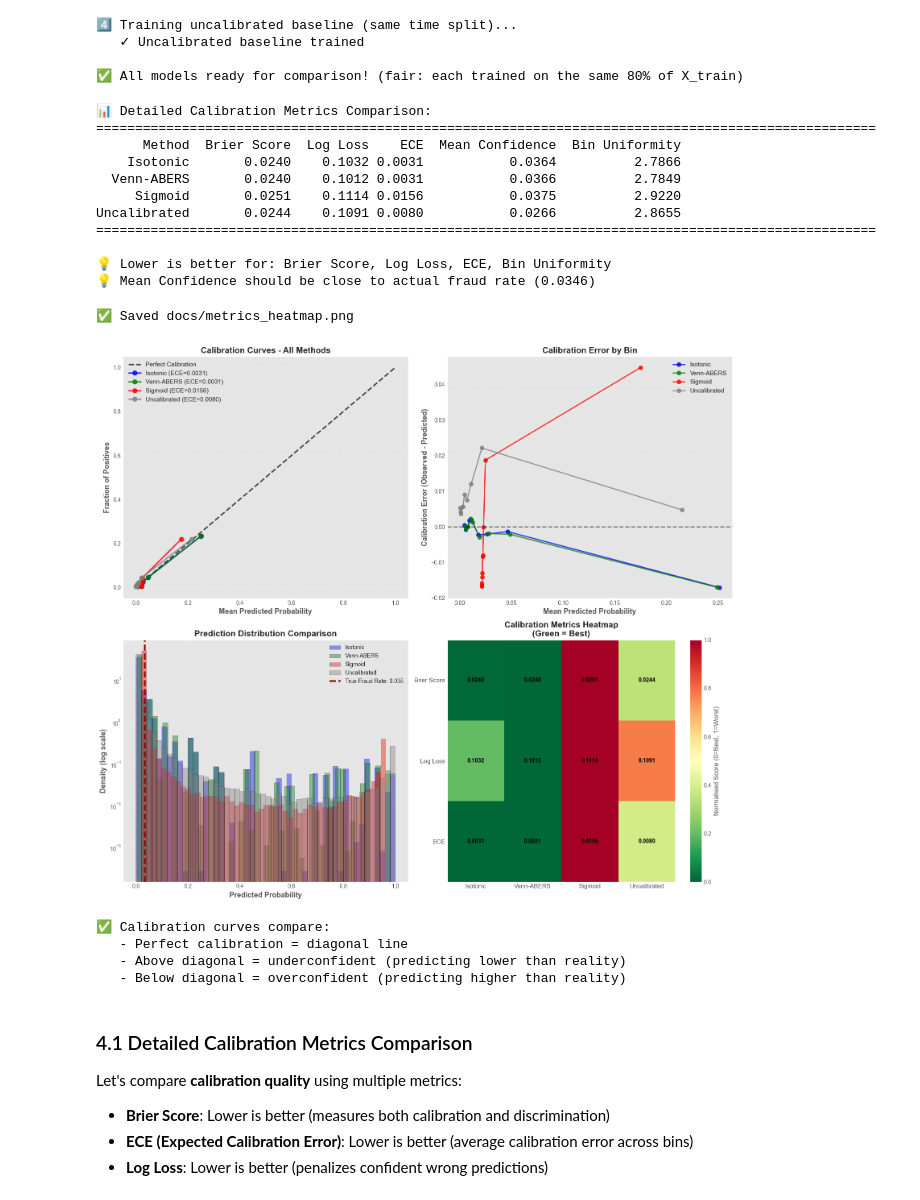
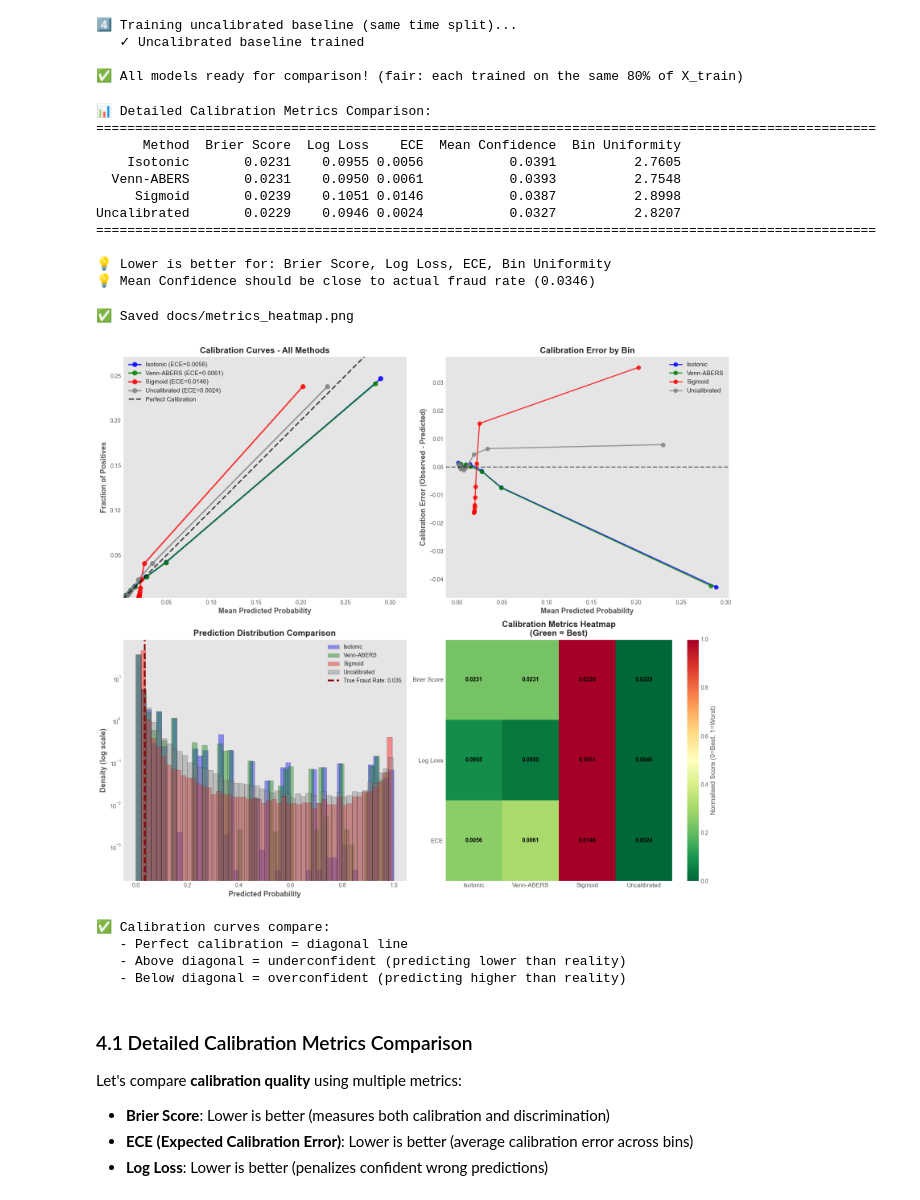
Before and after one commit to firefly1248/fraud-detection_demo_with_calibration, a Jupyter notebook: build_and_evaluate_model.ipynb, the cells around one changed output. Cells and saved outputs as stored; diff of their text form; code cells hidden in the pictures.

```diff
--- a/build_and_evaluate_model.ipynb
+++ b/build_and_evaluate_model.ipynb
@@ -188,6 +188,9 @@ if RUN_HP_OPTIMIZATION:
     print(f"   Samples: {len(train_df):,}")
 
     # Run optimization — updates model_params for use in cells below
+    # Use temporal CV to prevent leakage (StratifiedKFold on time-series data is wrong)
+    train_groups = df.loc[X_train.index, 'time_group']
+
     _, model_params = optimize_model(
         train_val_data=train_df,
         features=features,
@@ -196,7 +199,9 @@ if RUN_HP_OPTIMIZATION:
         metric_name="average_precision",  # average_precision = AUC-PR (correct interpolation, preferred for imbalanced data)
         target_column_name='isFraud',
         n_trials=100,
-        plot_report=True
+        plot_report=True,
+        groups=train_groups,   # temporal CV — prevents future data leaking into train folds
+        gap_unique_groups=2,
     )
 
     print("\n✅ Optimization complete!")
@@ -386,10 +394,10 @@ print("💡 Mean Confidence should be close to actual fraud rate ({:.4f})".forma
 📊 Detailed Calibration Metrics Comparison:
 ====================================================================================================
       Method  Brier Score  Log Loss    ECE  Mean Confidence  Bin Uniformity
-    Isotonic       0.0240    0.1032 0.0031           0.0364          2.7866
-  Venn-ABERS       0.0240    0.1012 0.0031           0.0366          2.7849
-     Sigmoid       0.0251    0.1114 0.0156           0.0375          2.9220
-Uncalibrated       0.0244    0.1091 0.0080           0.0266          2.8655
+    Isotonic       0.0231    0.0955 0.0056           0.0391          2.7605
+  Venn-ABERS       0.0231    0.0950 0.0061           0.0393          2.7548
+     Sigmoid       0.0239    0.1051 0.0146           0.0387          2.8998
+Uncalibrated       0.0229    0.0946 0.0024           0.0327          2.8207
 ====================================================================================================
 
 💡 Lower is better for: Brier Score, Log Loss, ECE, Bin Uniformity
@@ -403,10 +411,12 @@ colors = {'Isotonic': 'blue', 'Venn-ABERS': 'green', 'Sigmoid': 'red', 'Uncalibr
 
 # Plot 1: Main Calibration Curves
 ax1 = axes[0, 0]
-ax1.plot([0, 1], [0, 1], 'k--', label='Perfect Calibration', linewidth=2.5, alpha=0.7)
+_all_prob_pred, _all_prob_true = [], []
 
 for method, y_pred in predictions.items():
     prob_true, prob_pred = calibration_curve(y_test, y_pred, n_bins=10, strategy='quantile')
+    _all_prob_pred.extend(prob_pred)
+    _all_prob_true.extend(prob_true)
     ece = np.mean(np.abs(prob_true - prob_pred))
     ax1.plot(
         prob_pred, prob_true,
@@ -418,13 +428,23 @@ for method, y_pred in predictions.items():
         alpha=0.8
     )
 
+# Perfect calibration diagonal — only within actual data range
+_x_min = min(_all_prob_pred) * 0.9
+_x_max = max(_all_prob_pred) * 1.1
+_y_min = min(_all_prob_true) * 0.9
+_y_max = max(_all_prob_true) * 1.1
+_plot_min = min(_x_min, _y_min)
+_plot_max = max(_x_max, _y_max)
+ax1.plot([_plot_min, _plot_max], [_plot_min, _plot_max],
+         'k--', label='Perfect Calibration', linewidth=2.5, alpha=0.7)
+ax1.set_xlim([_x_min, _x_max])
+ax1.set_ylim([_y_min, _y_max])
+
 ax1.set_xlabel('Mean Predicted Probability', fontsize=13, fontweight='bold')
 ax1.set_ylabel('Fraction of Positives', fontsize=13, fontweight='bold')
 ax1.set_title('Calibration Curves - All Methods', fontsize=15, fontweight='bold')
 ax1.legend(fontsize=11)
 ax1.grid(alpha=0.3, linestyle='--')
-# Don't force [0,1] — fraud rate is 3.5%, predictions cluster near 0.
-# Let matplotlib auto-scale so curves fill the plot area.
 
 # Plot 2: Calibration Error per Bin
 ax2 = axes[0, 1]
@@ -499,34 +519,34 @@ plt.colorbar(im, ax=ax4, label='Normalised Score (0=Best, 1=Worst)')
 plt.tight_layout()
 
 # Save just the heatmap subplot (ax4) as a standalone PNG for the README
 _fig_hm, _ax_hm = plt.subplots(figsize=(7, 3.5))
 _im = _ax_hm.imshow(metrics_normalized.T, cmap='RdYlGn_r', aspect='auto', vmin=0, vmax=1)
 _ax_hm.grid(False)
 _ax_hm.set_xticks(np.arange(len(metrics_normalized.index)))
 _ax_hm.set_yticks(np.arange(len(metrics_normalized.columns)))
 _ax_hm.set_xticklabels(metrics_normalized.index, fontsize=12)
 _ax_hm.set_yticklabels(metrics_normalized.columns, fontsize=12)
 for i in range(len(metrics_normalized.columns)):
     for j in range(len(metrics_normalized.index)):
         _ax_hm.text(j, i, f'{metrics_for_heatmap.iloc[j, i]:.4f}',
                     ha='center', va='center', color='black', fontsize=11, fontweight='bold')
 _ax_hm.set_title('Calibration Metrics Heatmap  (Green = Best)', fontsize=13, fontweight='bold')
 plt.colorbar(_im, ax=_ax_hm, label='Normalised Score (0=Best, 1=Worst)')
 _fig_hm.tight_layout()
 os.makedirs('docs', exist_ok=True)
 _fig_hm.savefig('docs/metrics_heatmap.png', dpi=150, bbox_inches='tight')
 plt.close(_fig_hm)
 print("✅ Saved docs/metrics_heatmap.png")
 
 plt.show()
 
 print("\n✅ Calibration curves compare:")
 print("   - Perfect calibration = diagonal line")
 print("   - Above diagonal = underconfident (predicting lower than reality)")
 print("   - Below diagonal = overconfident (predicting higher than reality)")
 # %% [output]
 ✅ Saved docs/metrics_heatmap.png
-[figure, old version]
+[figure, new version]
 ✅ Calibration curves compare:
    - Perfect calibration = diagonal line
    - Above diagonal = underconfident (predicting lower than reality)
```
Also changed, not shown: parts of 7 cells of this notebook, 6 other files.
